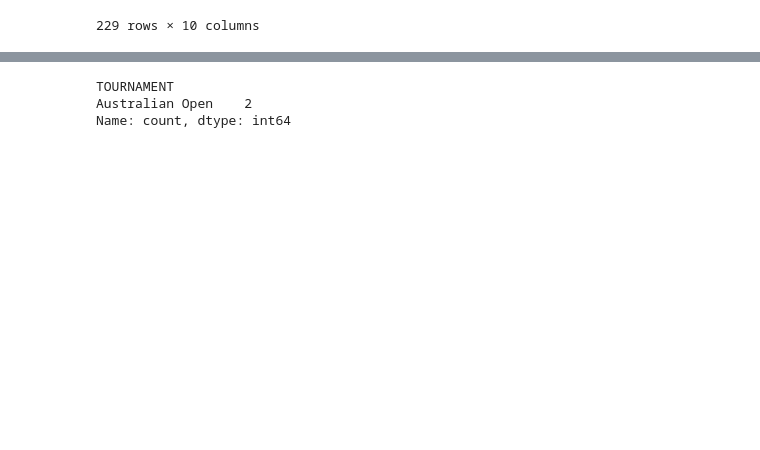
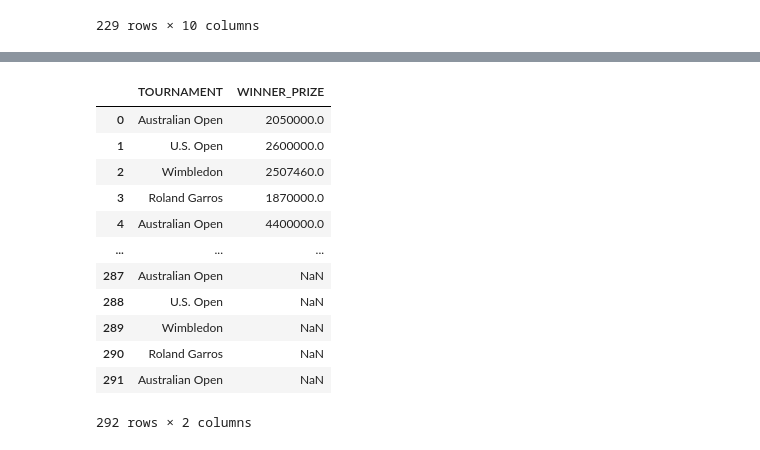
Before and after one commit to Lokhy87/EDA_entrega, a Jupyter notebook: Limpieza.ipynb, the cells around one changed output, grey strips where cells are left out. Drawn from its saved outputs; the diff is of its cells as text; code cells hidden in the pictures; blank space fills up the shorter version.

```diff
--- a/Limpieza.ipynb
+++ b/Limpieza.ipynb
@@ -111,7 +152,17 @@ Australian Open    34500.0
 Name: WINNER_PRIZE, dtype: float64
 # %%
-df_majors['TOURNAMENT'].value_counts()
+df_majors[['TOURNAMENT', 'WINNER_PRIZE']]
 # %% [output]
+|  | TOURNAMENT | WINNER_PRIZE |
+| 0 | Australian Open | 2050000.0 |
+| 1 | U.S. Open | 2600000.0 |
+| 2 | Wimbledon | 2507460.0 |
+| 3 | Roland Garros | 1870000.0 |
+| 4 | Australian Open | 4400000.0 |
+| ... | ... | ... |
+| 287 | Australian Open | NaN |
+| 288 | U.S. Open | NaN |
+| 289 | Wimbledon | NaN |
+| 290 | Roland Garros | NaN |
+| 291 | Australian Open | NaN |
-TOURNAMENT
-Australian Open    2
-Name: count, dtype: int64
+292 rows × 2 columns
```
Also changed, not shown: parts of 10 cells of this notebook.
